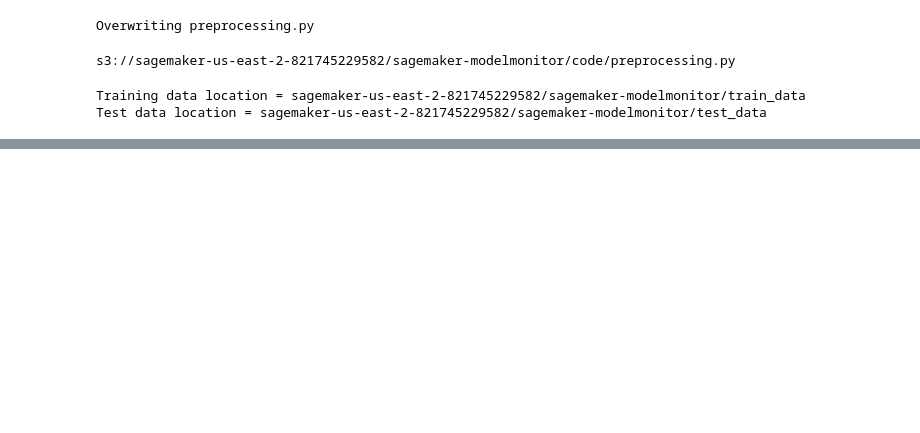
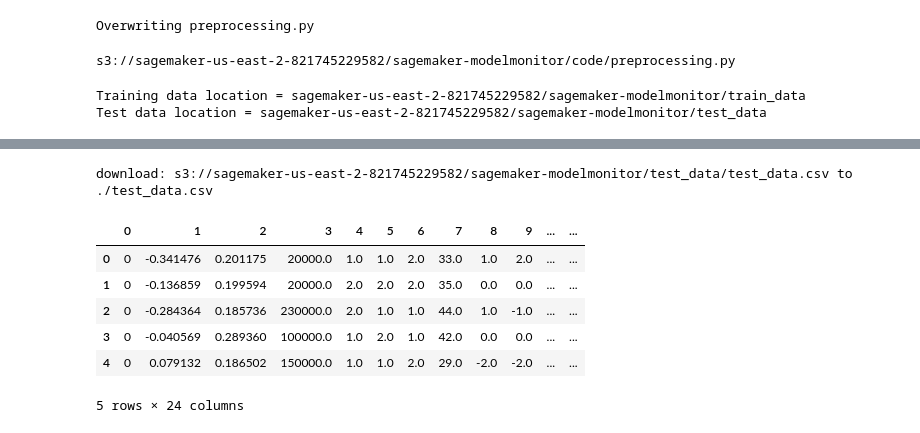
Before and after one commit to vigneshSr91/MyProjects, a Jupyter notebook: AWS-Sagemaker/aws-sagemaker-basics-1.ipynb, the cells around one changed output, grey strips where cells are left out. Cells and saved outputs as stored; diff of their text form; code cells hidden in the pictures; blank space fills up the shorter version.

Commit message:
aws-sagemaker

```diff
--- a/AWS-Sagemaker/aws-sagemaker-basics-1.ipynb
+++ b/AWS-Sagemaker/aws-sagemaker-basics-1.ipynb
@@ -266,0 +355,17 @@ Complete
+# %%
+# Copy test-data from S3 to local box for batch inference
+test_data_path = "s3://" + test_data_location + '/test_data.csv'
+! aws s3 cp $test_data_path .
+# %% [output]
+download: s3://sagemaker-us-east-2-821745229582/sagemaker-modelmonitor/test_data/test_data.csv to ./test_data.csv
+# %%
+test_full = pd.read_csv('test_data.csv', names= [str(x) for x in range(len(data.columns))])
+test_full.head()
+# %% [output]
+|  | 0 | 1 | 2 | 3 | 4 | 5 | 6 | 7 | 8 | 9 | ... | ... |
+| 0 | 0 | -0.341476 | 0.201175 | 20000.0 | 1.0 | 1.0 | 2.0 | 33.0 | 1.0 | 2.0 | ... | ... |
+| 1 | 0 | -0.136859 | 0.199594 | 20000.0 | 2.0 | 2.0 | 2.0 | 35.0 | 0.0 | 0.0 | ... | ... |
+| 2 | 0 | -0.284364 | 0.185736 | 230000.0 | 2.0 | 1.0 | 1.0 | 44.0 | 1.0 | -1.0 | ... | ... |
+| 3 | 0 | -0.040569 | 0.289360 | 100000.0 | 1.0 | 2.0 | 1.0 | 42.0 | 0.0 | 0.0 | ... | ... |
+| 4 | 0 | 0.079132 | 0.186502 | 150000.0 | 1.0 | 1.0 | 2.0 | 29.0 | -2.0 | -2.0 | ... | ... |
+5 rows × 24 columns
```
Also changed, not shown: parts of 9 cells of this notebook.
